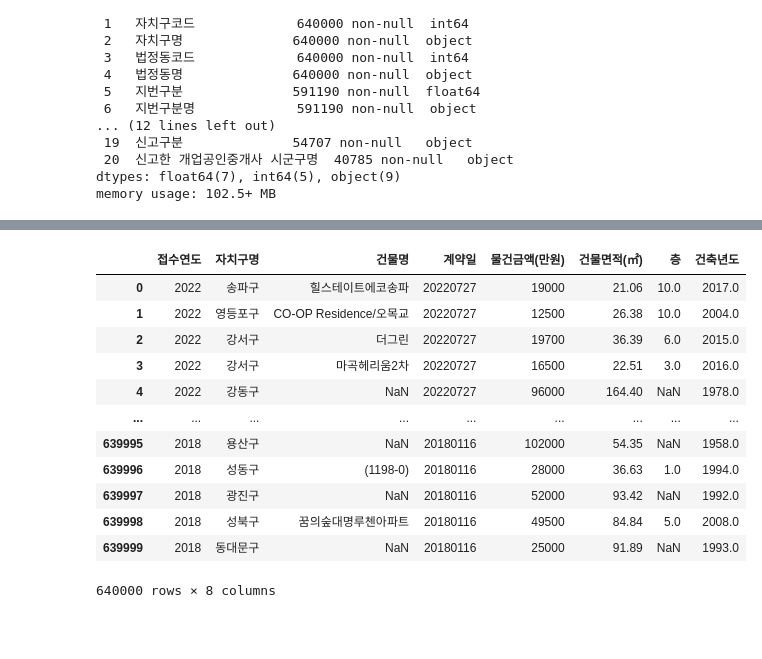
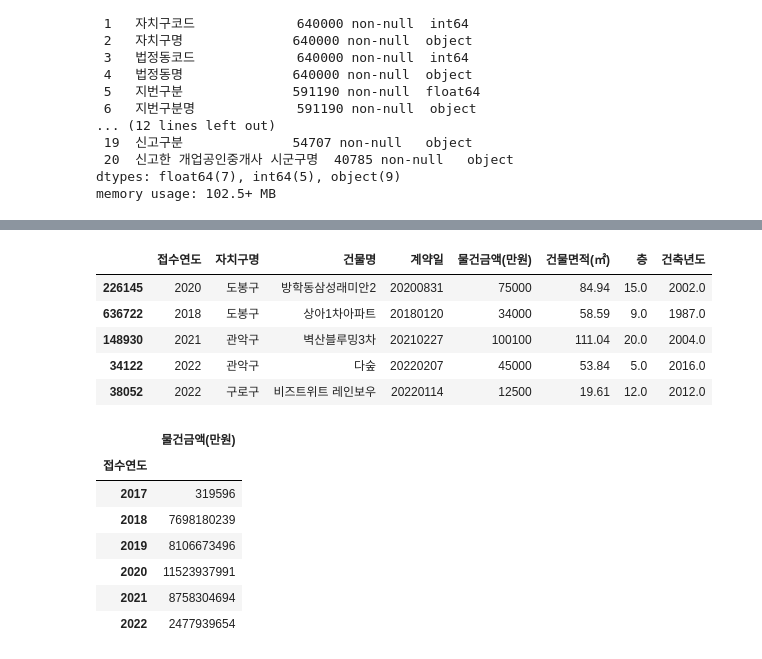
Before and after one commit to HyeongSeok-Park/3D_modeling_market_size_research, a Jupyter notebook: 3D_modeling_market_size_research.ipynb, the cells around one changed output, grey strips where cells are left out. Cells and saved outputs as stored; diff of their text form; code cells hidden in the pictures; blank space fills up the shorter version.

```diff
--- a/3D_modeling_market_size_research.ipynb
+++ b/3D_modeling_market_size_research.ipynb
@@ -52,18 +52,22 @@ real_estate_trade.describe()
 # %%
 real_estate_trade_edit1 = real_estate_trade[['접수연도', '자치구명', '건물명', '계약일', '물건금액(만원)', '건물면적(㎡)', '층', '건축년도']]
 # %%
-real_estate_trade_edit1
+real_estate_trade_edit1.sample(5)
 # %% [output]
 |  | 접수연도 | 자치구명 | 건물명 | 계약일 | 물건금액(만원) | 건물면적(㎡) | 층 | 건축년도 |
-| 0 | 2022 | 송파구 | 힐스테이트에코송파 | 20220727 | 19000 | 21.06 | 10.0 | 2017.0 |
-| 1 | 2022 | 영등포구 | CO-OP Residence/오목교 | 20220727 | 12500 | 26.38 | 10.0 | 2004.0 |
-| 2 | 2022 | 강서구 | 더그린 | 20220727 | 19700 | 36.39 | 6.0 | 2015.0 |
-| 3 | 2022 | 강서구 | 마곡헤리움2차 | 20220727 | 16500 | 22.51 | 3.0 | 2016.0 |
-| 4 | 2022 | 강동구 | NaN | 20220727 | 96000 | 164.40 | NaN | 1978.0 |
-| ... | ... | ... | ... | ... | ... | ... | ... | ... |
-| 639995 | 2018 | 용산구 | NaN | 20180116 | 102000 | 54.35 | NaN | 1958.0 |
-| 639996 | 2018 | 성동구 | (1198-0) | 20180116 | 28000 | 36.63 | 1.0 | 1994.0 |
-| 639997 | 2018 | 광진구 | NaN | 20180116 | 52000 | 93.42 | NaN | 1992.0 |
-| 639998 | 2018 | 성북구 | 꿈의숲대명루첸아파트 | 20180116 | 49500 | 84.84 | 5.0 | 2008.0 |
-| 639999 | 2018 | 동대문구 | NaN | 20180116 | 25000 | 91.89 | NaN | 1993.0 |
+| 226145 | 2020 | 도봉구 | 방학동삼성래미안2 | 20200831 | 75000 | 84.94 | 15.0 | 2002.0 |
+| 636722 | 2018 | 도봉구 | 상아1차아파트 | 20180120 | 34000 | 58.59 | 9.0 | 1987.0 |
+| 148930 | 2021 | 관악구 | 벽산블루밍3차 | 20210227 | 100100 | 111.04 | 20.0 | 2004.0 |
+| 34122 | 2022 | 관악구 | 다숲 | 20220207 | 45000 | 53.84 | 5.0 | 2016.0 |
+| 38052 | 2022 | 구로구 | 비즈트위트 레인보우 | 20220114 | 12500 | 19.61 | 12.0 | 2012.0 |
-640000 rows × 8 columns
+# %%
+real_estate_trade_edit1[['접수연도', '물건금액(만원)']].groupby('접수연도').sum()
+# %% [output]
+|  | 물건금액(만원) |
+| 접수연도 |  |
+| 2017 | 319596 |
+| 2018 | 7698180239 |
+| 2019 | 8106673496 |
+| 2020 | 11523937991 |
+| 2021 | 8758304694 |
+| 2022 | 2477939654 |
```
Also changed, not shown: parts of 8 cells of this notebook.
